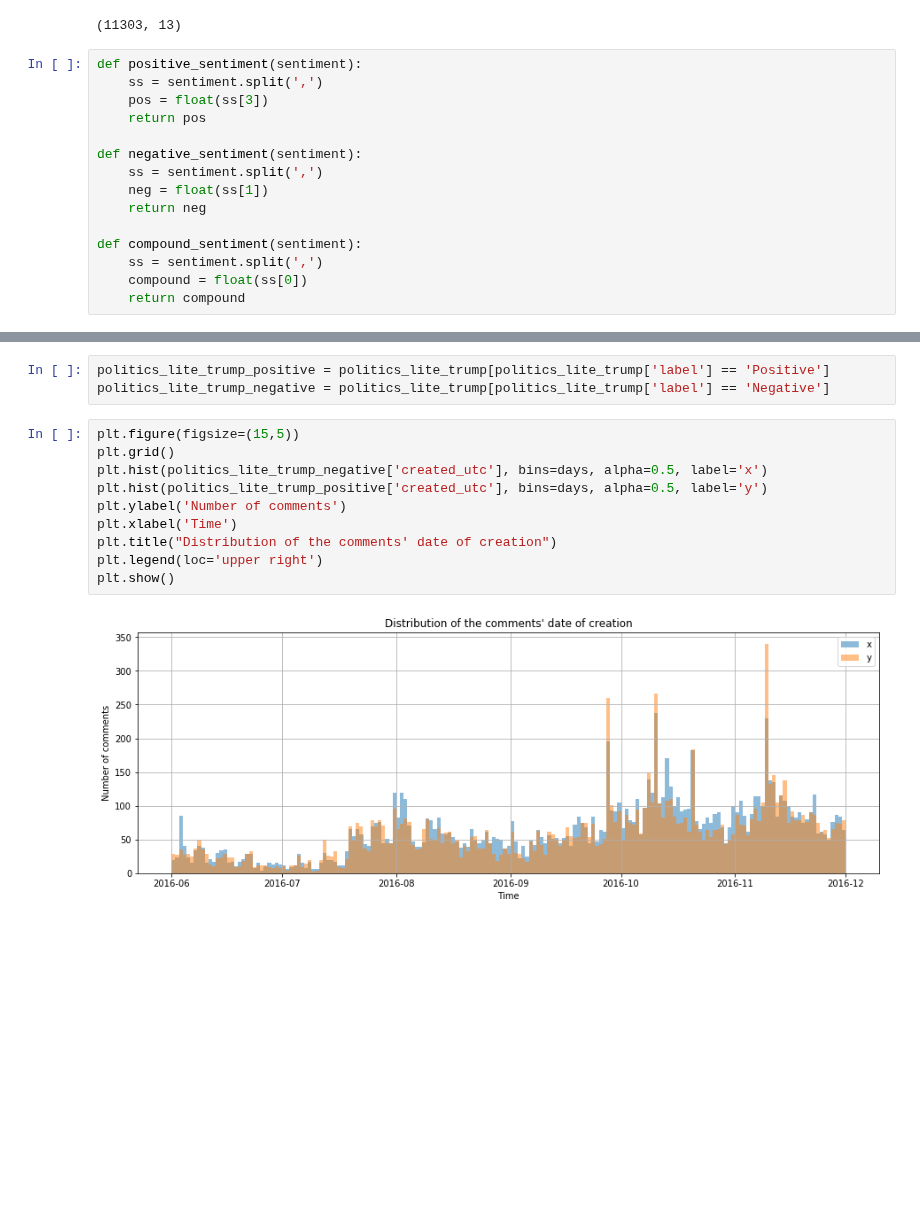
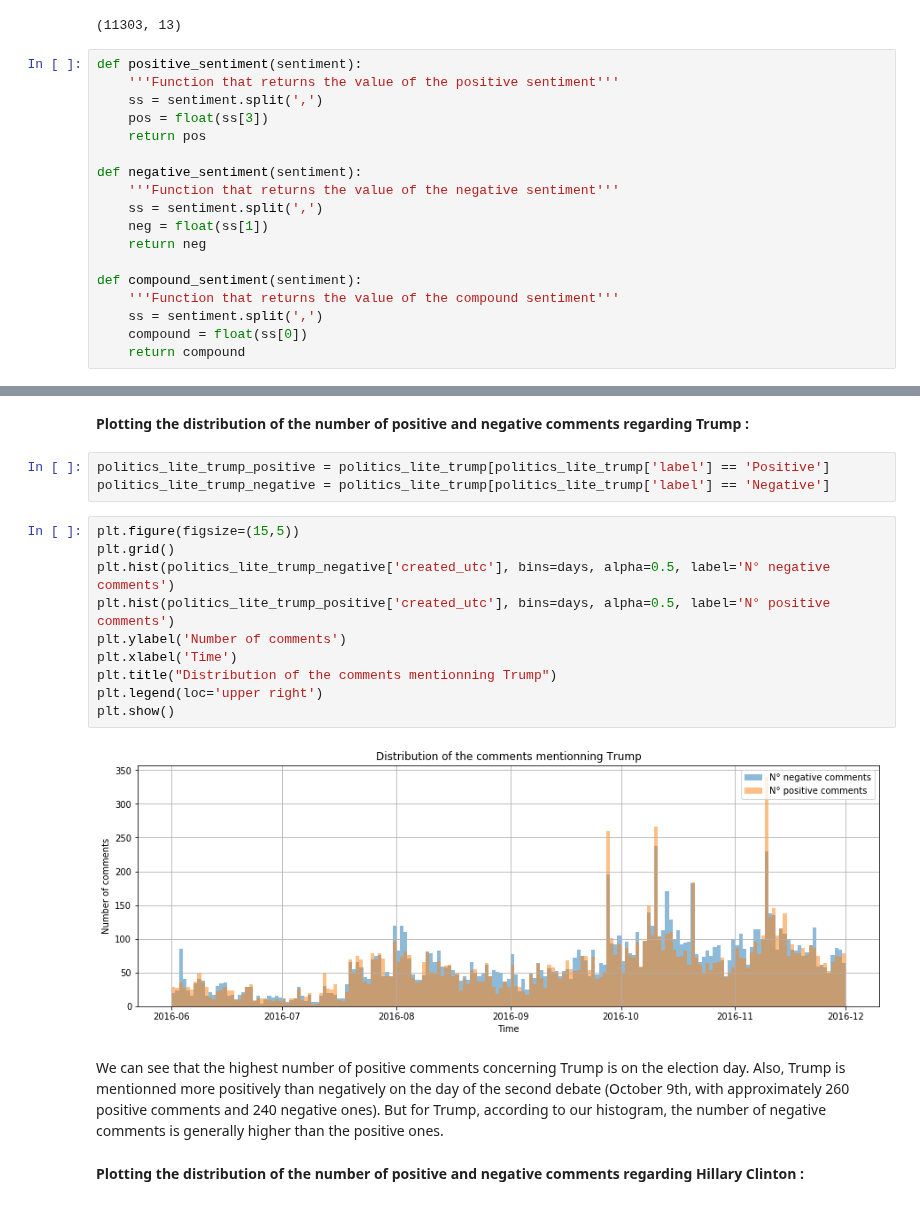
Before and after one commit to arthishow/Project, a Jupyter notebook: Final project.ipynb, the cells around one changed output, grey strips where cells are left out. Saved outputs shown, nothing was run; the diff lists cells and outputs as text; blank space fills up the shorter version.

```diff
--- a/Final project.ipynb
+++ b/Final project.ipynb
@@ -695,16 +752,19 @@ politics_lite_clinton.shape
 (11303, 13)
 # %%
 def positive_sentiment(sentiment):
+    '''Function that returns the value of the positive sentiment'''
     ss = sentiment.split(',')
     pos = float(ss[3])
     return pos
 
 def negative_sentiment(sentiment):
+    '''Function that returns the value of the negative sentiment'''
     ss = sentiment.split(',')
     neg = float(ss[1])
     return neg
 
 def compound_sentiment(sentiment):
+    '''Function that returns the value of the compound sentiment'''
     ss = sentiment.split(',')
     compound = float(ss[0])
     return compound
@@ -747,15 +818,21 @@ plt.show()
+# %% [markdown]
+**Plotting the distribution of the number of positive and negative comments regarding Trump :**
 # %%
 politics_lite_trump_positive = politics_lite_trump[politics_lite_trump['label'] == 'Positive']
 politics_lite_trump_negative = politics_lite_trump[politics_lite_trump['label'] == 'Negative']
 # %%
 plt.figure(figsize=(15,5))
 plt.grid()
-plt.hist(politics_lite_trump_negative['created_utc'], bins=days, alpha=0.5, label='x')
-plt.hist(politics_lite_trump_positive['created_utc'], bins=days, alpha=0.5, label='y')
+plt.hist(politics_lite_trump_negative['created_utc'], bins=days, alpha=0.5, label='N° negative comments')
+plt.hist(politics_lite_trump_positive['created_utc'], bins=days, alpha=0.5, label='N° positive comments')
 plt.ylabel('Number of comments')
 plt.xlabel('Time')
-plt.title("Distribution of the comments' date of creation")
+plt.title("Distribution of the comments mentionning Trump")
 plt.legend(loc='upper right')
 plt.show()
 # %% [output]
-[figure, old version]
+[figure, new version]
+# %% [markdown]
+We can see that the highest number of positive comments concerning Trump is on the election day. Also, Trump is mentionned more positively than negatively on the day of the second debate (October 9th, with approximately 260 positive comments and 240 negative ones). But for Trump, according to our histogram, the number of negative comments is generally higher than the positive ones.
+# %% [markdown]
+**Plotting the distribution of the number of positive and negative comments regarding Hillary Clinton :**
```
Also changed, not shown: parts of 47 cells of this notebook, 4 other files.
